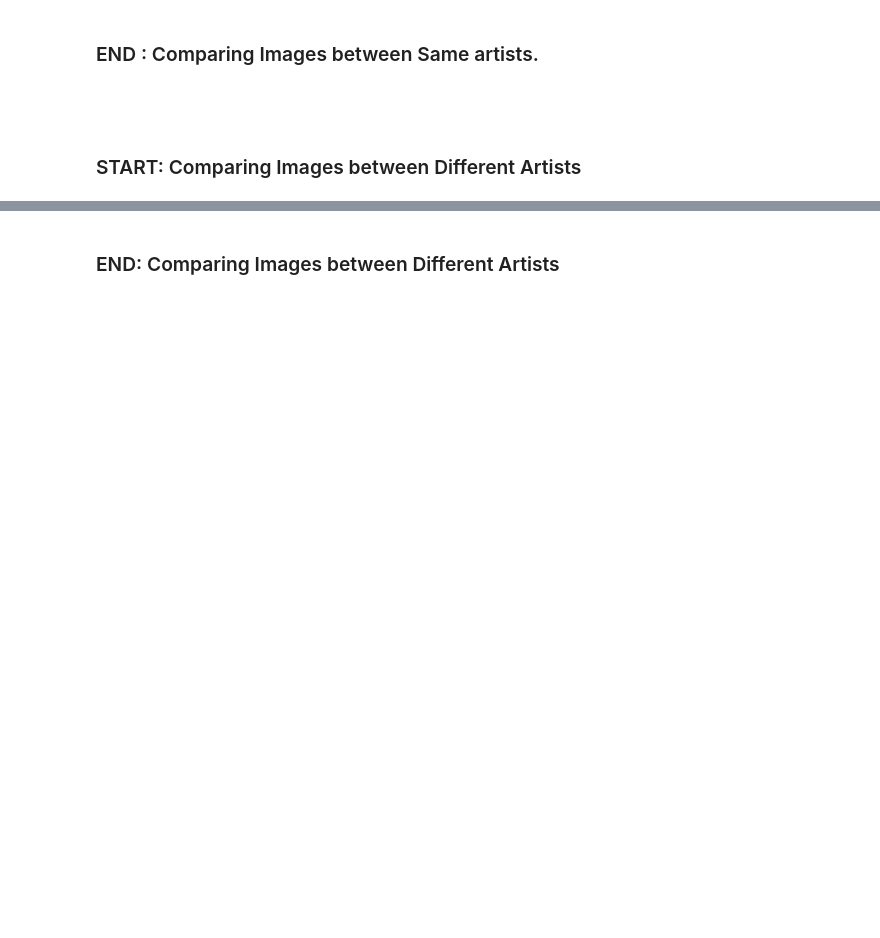
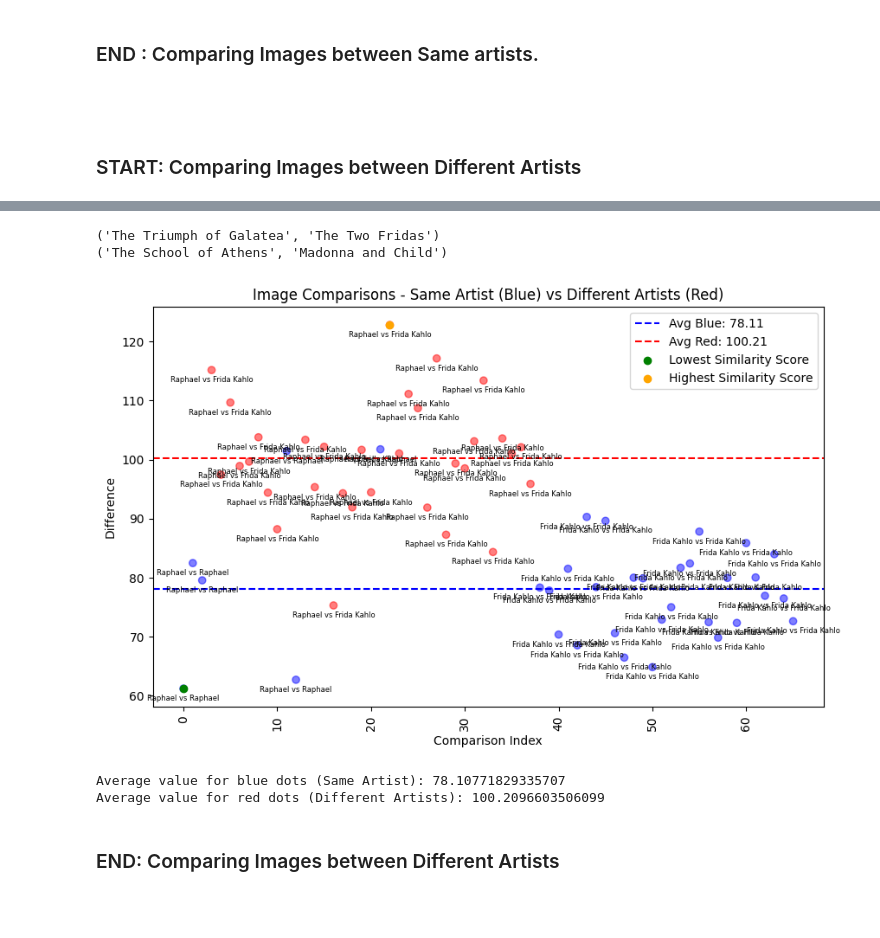
Before and after one commit to zach-marto/ArtInsight-ML, a Jupyter notebook: Pretrained_model/final_ver_pretrained.ipynb, the cells around one changed output, grey strips where cells are left out. Saved outputs shown, nothing was run; the diff lists cells and outputs as text; code cells hidden in the pictures; blank space fills up the shorter version.

```diff
--- a/Pretrained_model/second_ver_pretrained.ipynb
+++ b/Pretrained_model/final_ver_pretrained.ipynb
@@ -1399,13 +1383,16 @@ def final_description_to_all_attributes(description):
 # %%
 def final_get_image_description_labels(images):
     image_description_labels = {}
+    i = 0
     for image_name, image_info in images.items():
         description = image_to_text(image_info['url'])
         attributes = final_description_to_all_attributes(description)
         image_description_labels[image_name] = attributes
+        i = i + 1
+        print("Image Processed: ", i)
     return image_description_labels
 
-def final_calculate_total_image_comparisons(image_description_labels):
+def final_calculate_total_image_comparisons(image_description_labels, model):
     comparisons = []
     highest_similarity_pair = None
     lowest_similarity_pair = None
@@ -1413,7 +1400,7 @@ def final_calculate_total_image_comparisons(image_description_labels):
     lowest_similarity = float('inf')
 
     for image1, image2 in combinations(image_description_labels.keys(), 2):
-        difference = calculate_total_similarity(image_description_labels[image1], image_description_labels[image2], "bert")
+        difference = calculate_total_similarity(image_description_labels[image1], image_description_labels[image2], model)
         comparisons.append((f"{image1} vs {image2}", difference))
 
         # Update highest and lowest similarity pair
@@ -1426,7 +1413,7 @@ def final_calculate_total_image_comparisons(image_description_labels):
 
     return comparisons, highest_similarity_pair, lowest_similarity_pair
 
-def final_calculate_label_comparisons(image_description_labels, label):
+def final_calculate_label_comparisons(image_description_labels, label, model):
     comparisons = []
     highest_similarity_pair = None
     lowest_similarity_pair = None
@@ -1434,7 +1421,7 @@ def final_calculate_label_comparisons(image_description_labels, label):
     lowest_similarity = float('inf')
 
     for image1, image2 in combinations(image_description_labels.keys(), 2):
-        difference = calculate_label_dissimilarity(image_description_labels[image1], image_description_labels[image2], label, "bert")
+        difference = calculate_label_dissimilarity(image_description_labels[image1], image_description_labels[image2], label, model)
         comparisons.append((f"{image1} vs {image2}", difference))
 
         # Update highest and lowest similarity pair
@@ -1561,0 +1588,29 @@ Centroids: [[16.61858277]]
+# %%
+# get description fo all images
+both_artist_image_descriptions = final_get_image_description_labels(both_artist_images)
+# %%
+def label_change_artist(comparisons, artist_images):
+
+    artist_comparisons = []
+
+    for comparison in comparisons:
+        # Separate the first image name and the second image name
+        image1, image2 = comparison[0].split(' vs ')
+
+        # Extract the artist names corresponding to the images
+        artist1 = artist_images[image1]['artist']
+        artist2 = artist_images[image2]['artist']
+
+        # Create a new key with the artist names instead of image names
+        new_key = f"{artist1} vs {artist2}"
+        artist_comparisons.append((new_key, comparison[1]))
+
+    return artist_comparisons
+# %%
+two_artist_total_comparisons, highest_sim_two_artist_total, lowest_sim_two_artist_total = final_calculate_total_image_comparisons(both_artist_image_descriptions, "bert")
+
+print(highest_sim_two_artist_total)
+print(lowest_sim_two_artist_total)
+# %% [output]
+('The Triumph of Galatea', 'The Two Fridas')
+('The School of Athens', 'Madonna and Child')
@@ -1562,3 +1666,9 @@ Centroids: [[16.61858277]]
+# %%
+visualize_comparisons_two_artists(label_change_artist(two_artist_total_comparisons, both_artist_images))
+# %% [output]
+[figure, added]
+Average value for blue dots (Same Artist): 78.10771829335707
+Average value for red dots (Different Artists): 100.2096603506099
 # %% [markdown]
 ### END: Comparing Images between Different Artists
 # %% [markdown]
```
Also changed, not shown: parts of 15 cells of this notebook, 7 other files.
